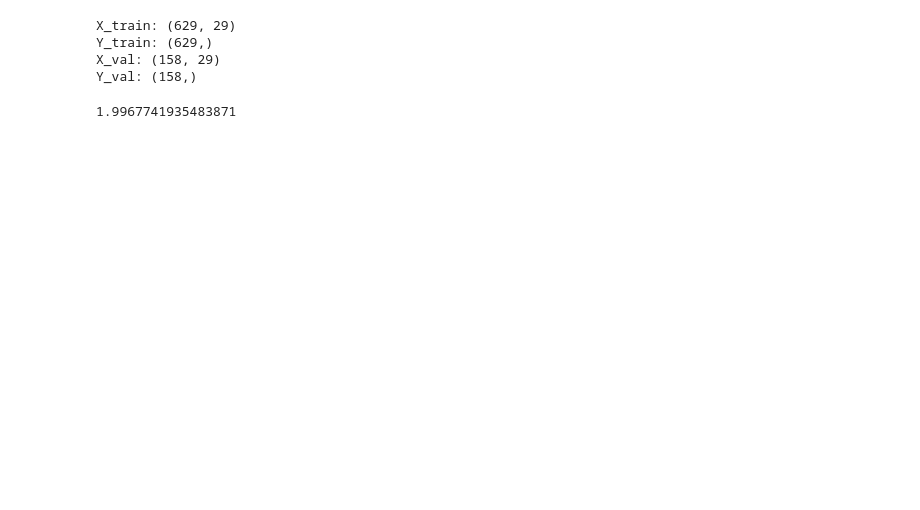
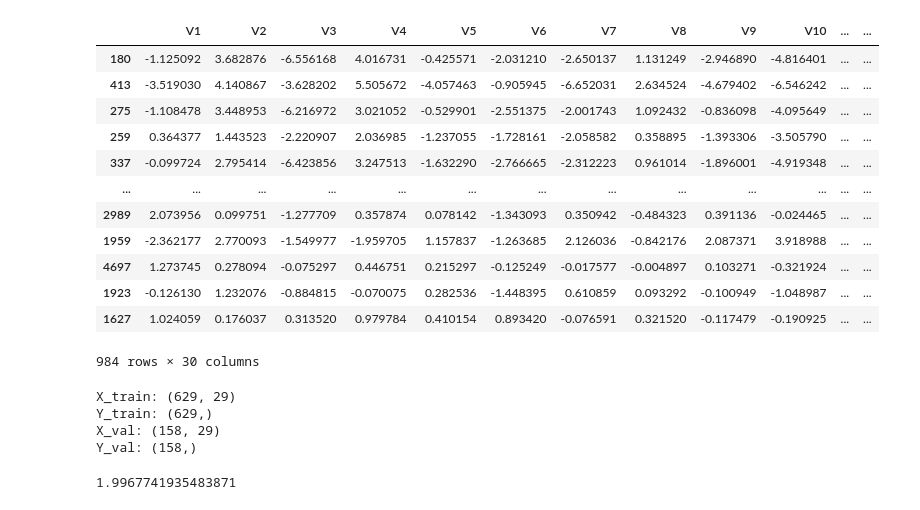
Before and after one commit to HodricVieira/Reconhecimento-de-digitos-ML-2023.2, a Jupyter notebook: Projeto 2.1/rede_neural.ipynb, the cells around one changed output. Drawn from its saved outputs; the diff is of its cells as text; code cells hidden in the pictures; blank space fills up the shorter version.

```diff
--- a/Projeto 2.1/rede_neural.ipynb
+++ b/Projeto 2.1/rede_neural.ipynb
@@ -58,6 +42,22 @@ Class
 1    492
 0    492
 Name: count, dtype: int64
+# %%
+normal_distributed_data
+# %% [output]
+|  | V1 | V2 | V3 | V4 | V5 | V6 | V7 | V8 | V9 | V10 | ... | ... |
+| 180 | -1.125092 | 3.682876 | -6.556168 | 4.016731 | -0.425571 | -2.031210 | -2.650137 | 1.131249 | -2.946890 | -4.816401 | ... | ... |
+| 413 | -3.519030 | 4.140867 | -3.628202 | 5.505672 | -4.057463 | -0.905945 | -6.652031 | 2.634524 | -4.679402 | -6.546242 | ... | ... |
+| 275 | -1.108478 | 3.448953 | -6.216972 | 3.021052 | -0.529901 | -2.551375 | -2.001743 | 1.092432 | -0.836098 | -4.095649 | ... | ... |
+| 259 | 0.364377 | 1.443523 | -2.220907 | 2.036985 | -1.237055 | -1.728161 | -2.058582 | 0.358895 | -1.393306 | -3.505790 | ... | ... |
+| 337 | -0.099724 | 2.795414 | -6.423856 | 3.247513 | -1.632290 | -2.766665 | -2.312223 | 0.961014 | -1.896001 | -4.919348 | ... | ... |
+| ... | ... | ... | ... | ... | ... | ... | ... | ... | ... | ... | ... | ... |
+| 2989 | 2.073956 | 0.099751 | -1.277709 | 0.357874 | 0.078142 | -1.343093 | 0.350942 | -0.484323 | 0.391136 | -0.024465 | ... | ... |
+| 1959 | -2.362177 | 2.770093 | -1.549977 | -1.959705 | 1.157837 | -1.263685 | 2.126036 | -0.842176 | 2.087371 | 3.918988 | ... | ... |
+| 4697 | 1.273745 | 0.278094 | -0.075297 | 0.446751 | 0.215297 | -0.125249 | -0.017577 | -0.004897 | 0.103271 | -0.321924 | ... | ... |
+| 1923 | -0.126130 | 1.232076 | -0.884815 | -0.070075 | 0.282536 | -1.448395 | 0.610859 | 0.093292 | -0.100949 | -1.048987 | ... | ... |
+| 1627 | 1.024059 | 0.176037 | 0.313520 | 0.979784 | 0.410154 | 0.893420 | -0.076591 | 0.321520 | -0.117479 | -0.190925 | ... | ... |
+984 rows × 30 columns
 # %%
 X = np.array(normal_distributed_data.drop('Class', axis=1))
 Y = np.array(normal_distributed_data['Class'])
```
Also changed, not shown: parts of 12 cells of this notebook, 1 other file.
